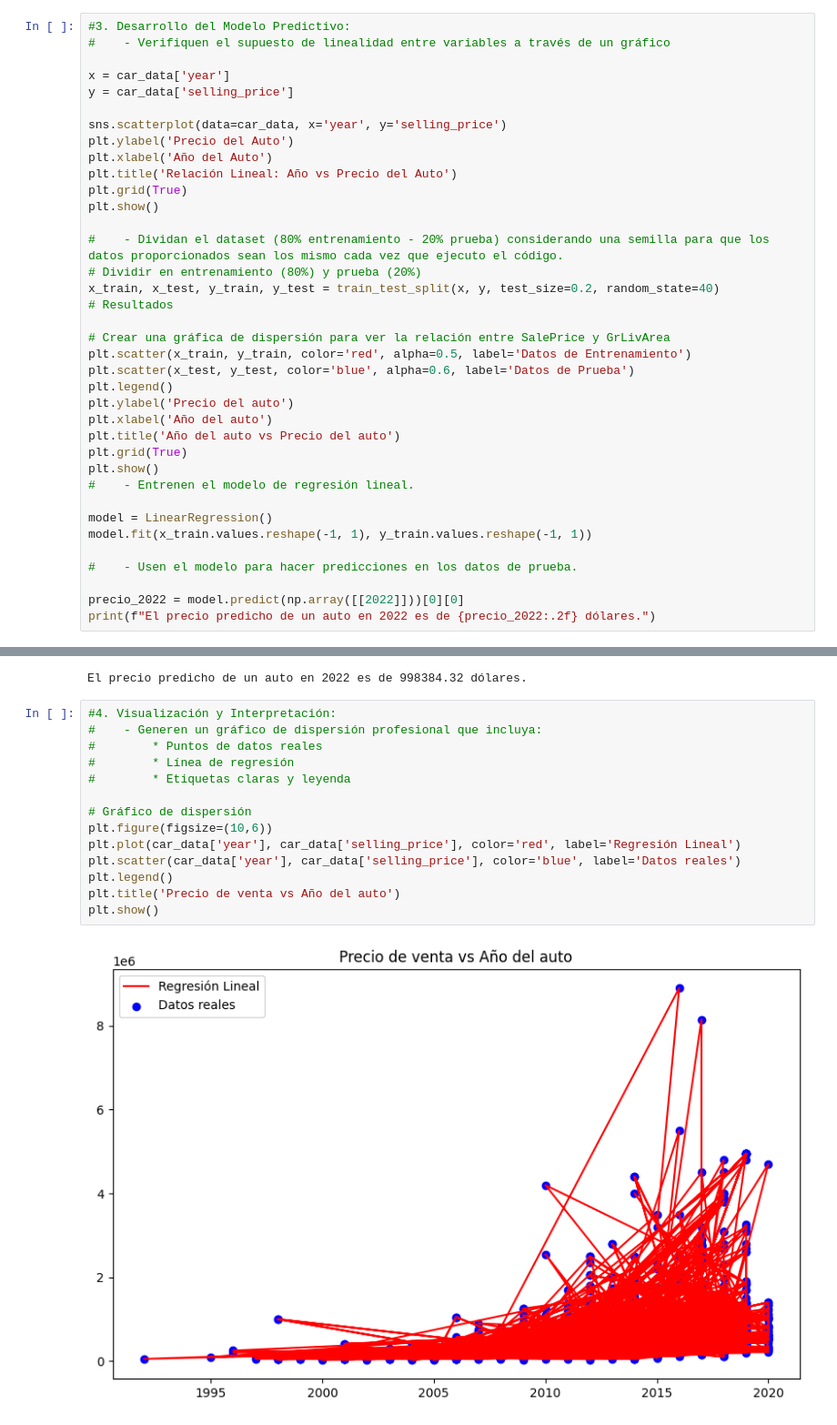
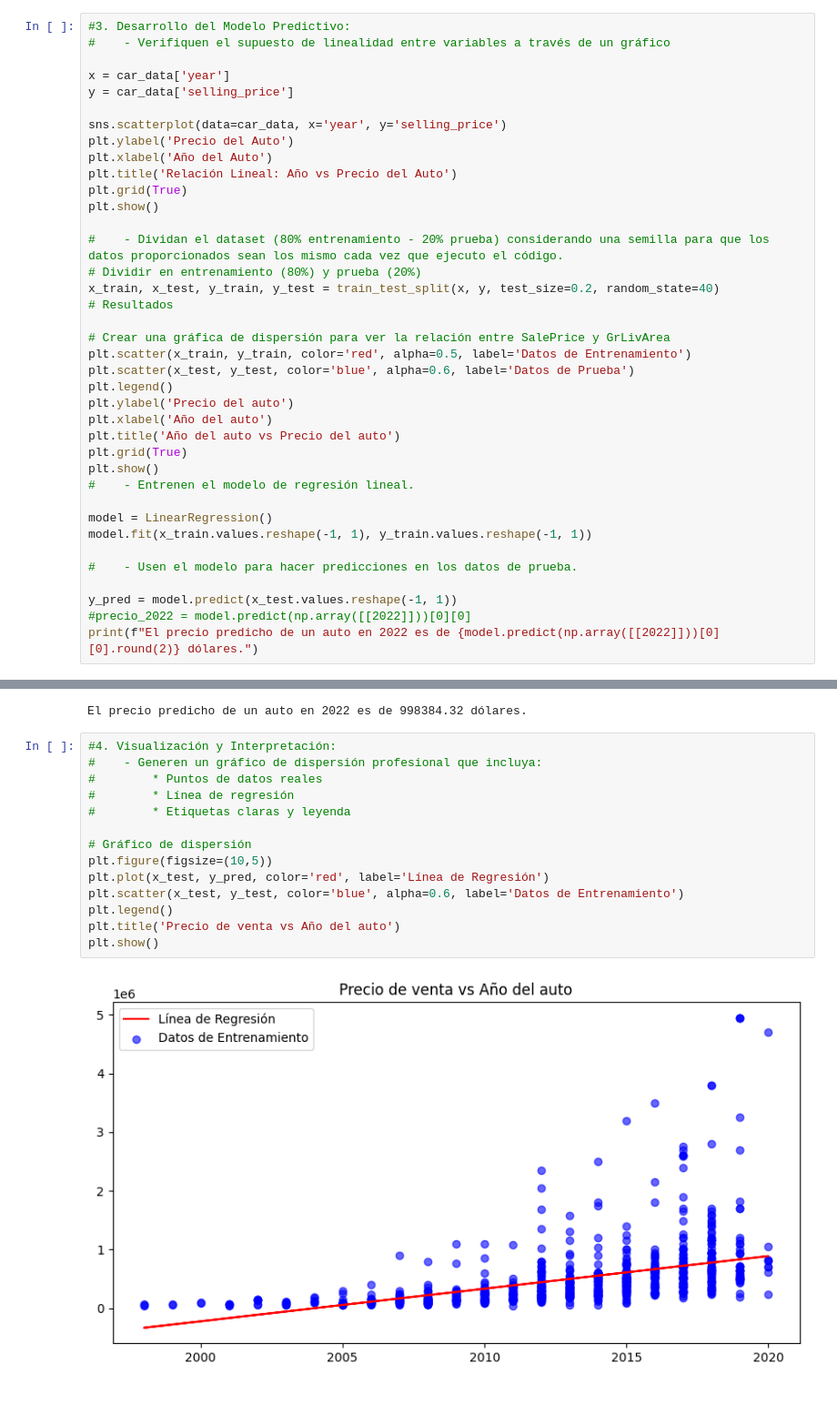
Before and after one commit to Niconavarrov/ActRegLineal, a Jupyter notebook: A. 5.1 Regresion Lineal.ipynb, the cells around one changed output, grey strips where cells are left out. Shown at 91% size. Drawn from its saved outputs; the diff is of its cells as text; blank space fills up the shorter version.

```diff
--- a/A. 5.1 Regresion Lineal.ipynb
+++ b/A. 5.1 Regresion Lineal.ipynb
@@ -141,8 +141,9 @@ model.fit(x_train.values.reshape(-1, 1), y_train.values.reshape(-1, 1))
 
 #    - Usen el modelo para hacer predicciones en los datos de prueba.
 
-precio_2022 = model.predict(np.array([[2022]]))[0][0]
-print(f"El precio predicho de un auto en 2022 es de {precio_2022:.2f} dólares.")
+y_pred = model.predict(x_test.values.reshape(-1, 1))
+#precio_2022 = model.predict(np.array([[2022]]))[0][0]
+print(f"El precio predicho de un auto en 2022 es de {model.predict(np.array([[2022]]))[0][0].round(2)} dólares.")
 # %% [output]
 [figure]
 [figure]
@@ -150,16 +151,16 @@ El precio predicho de un auto en 2022 es de 998384.32 dólares.
 # %%
 #4. Visualización y Interpretación:
 #    - Generen un gráfico de dispersión profesional que incluya:
 #        * Puntos de datos reales
 #        * Línea de regresión
 #        * Etiquetas claras y leyenda
 
 # Gráfico de dispersión
-plt.figure(figsize=(10,6))
-plt.plot(car_data['year'], car_data['selling_price'], color='red', label='Regresión Lineal')
-plt.scatter(car_data['year'], car_data['selling_price'], color='blue', label='Datos reales')
+plt.figure(figsize=(10,5))
+plt.plot(x_test, y_pred, color='red', label='Línea de Regresión')
+plt.scatter(x_test, y_test, color='blue', alpha=0.6, label='Datos de Entrenamiento')
 plt.legend()
 plt.title('Precio de venta vs Año del auto')
 plt.show()
 # %% [output]
-[figure, old version]
+[figure, new version]
```
